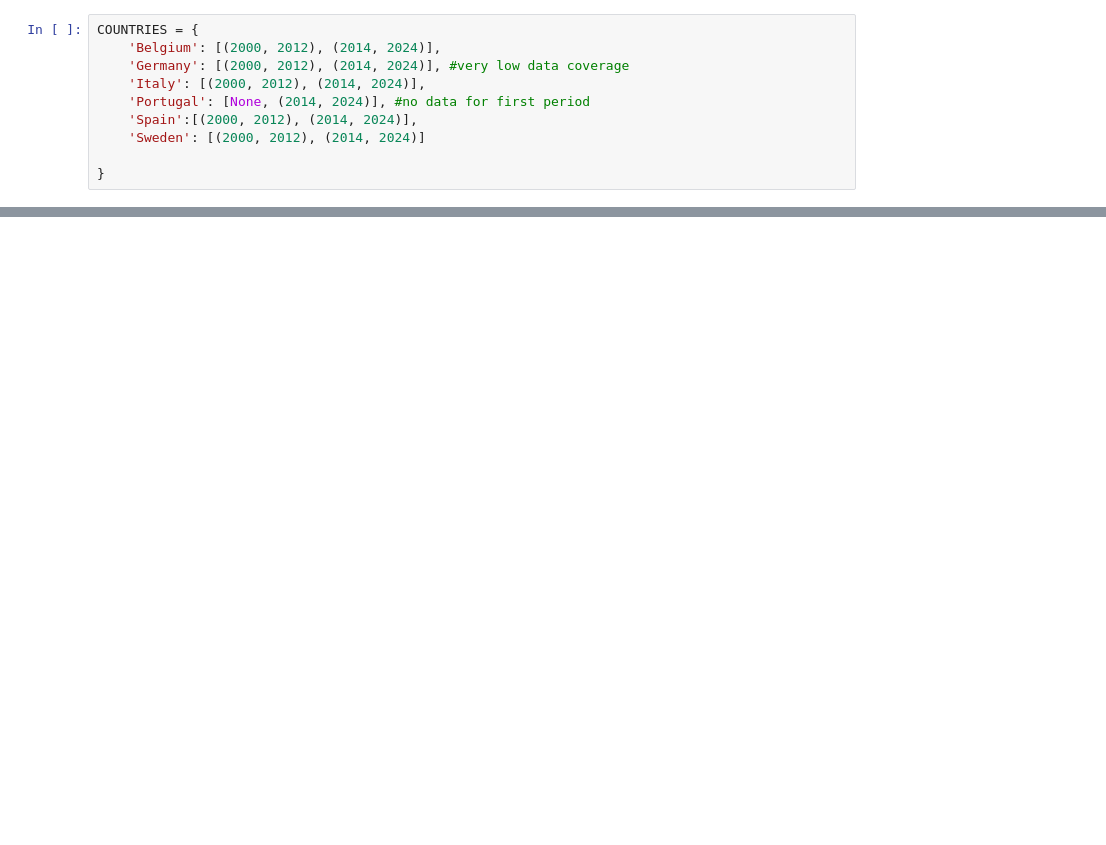
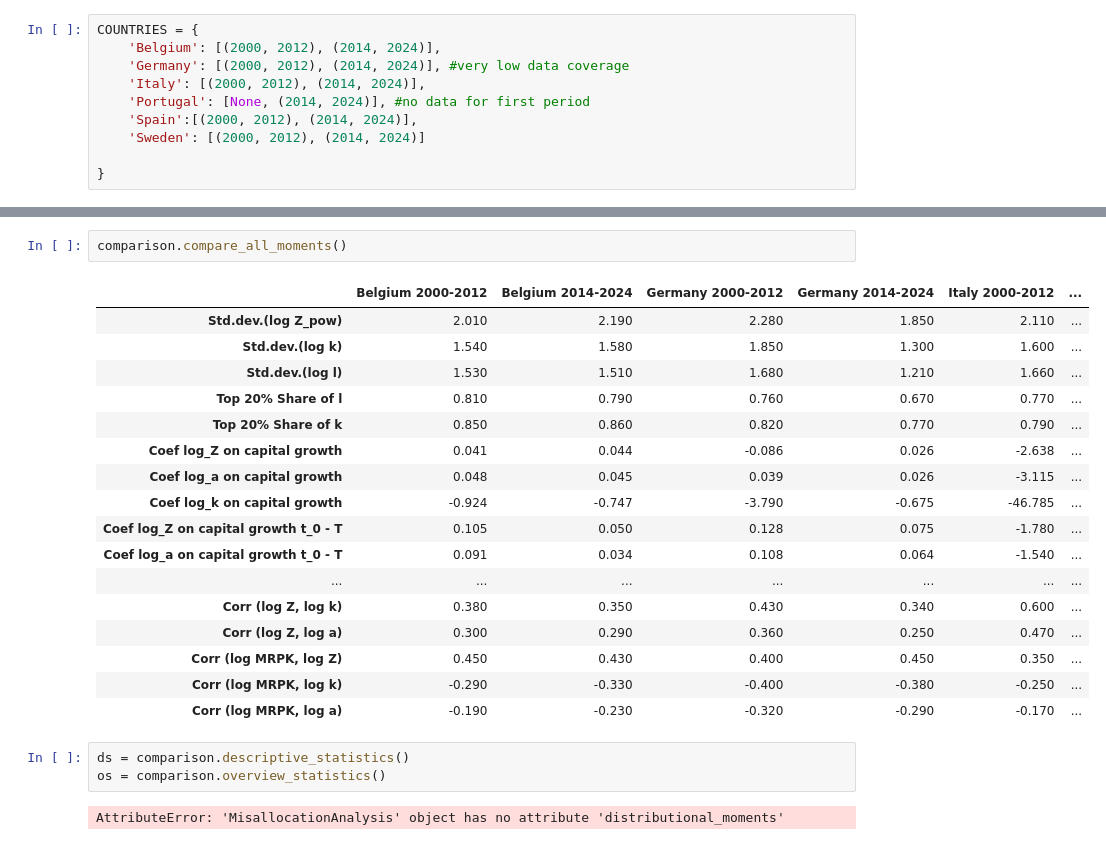
Before and after one commit to CurdinLieberherr/Master-Thesis, a Jupyter notebook: final_countries.ipynb, the cells around one changed output, grey strips where cells are left out. Saved outputs shown, nothing was run; the diff lists cells and outputs as text; blank space fills up the shorter version.

```diff
--- a/final_countries.ipynb
+++ b/final_countries.ipynb
@@ -73,0 +89,25 @@ countriesmrpkplot = first_period_comparison.plot_compare_mrpk()
+# %%
+comparison.compare_all_moments()
+# %% [output]
+|  | Belgium 2000-2012 | Belgium 2014-2024 | Germany 2000-2012 | Germany 2014-2024 | Italy 2000-2012 | ... |
+| Std.dev.(log Z_pow) | 2.010 | 2.190 | 2.280 | 1.850 | 2.110 | ... |
+| Std.dev.(log k) | 1.540 | 1.580 | 1.850 | 1.300 | 1.600 | ... |
+| Std.dev.(log l) | 1.530 | 1.510 | 1.680 | 1.210 | 1.660 | ... |
+| Top 20% Share of l | 0.810 | 0.790 | 0.760 | 0.670 | 0.770 | ... |
+| Top 20% Share of k | 0.850 | 0.860 | 0.820 | 0.770 | 0.790 | ... |
+| Coef log_Z on capital growth | 0.041 | 0.044 | -0.086 | 0.026 | -2.638 | ... |
+| Coef log_a on capital growth | 0.048 | 0.045 | 0.039 | 0.026 | -3.115 | ... |
+| Coef log_k on capital growth | -0.924 | -0.747 | -3.790 | -0.675 | -46.785 | ... |
+| Coef log_Z on capital growth t_0 - T | 0.105 | 0.050 | 0.128 | 0.075 | -1.780 | ... |
+| Coef log_a on capital growth t_0 - T | 0.091 | 0.034 | 0.108 | 0.064 | -1.540 | ... |
+| ... | ... | ... | ... | ... | ... | ... |
+| Corr (log Z, log k) | 0.380 | 0.350 | 0.430 | 0.340 | 0.600 | ... |
+| Corr (log Z, log a) | 0.300 | 0.290 | 0.360 | 0.250 | 0.470 | ... |
+| Corr (log MRPK, log Z) | 0.450 | 0.430 | 0.400 | 0.450 | 0.350 | ... |
+| Corr (log MRPK, log k) | -0.290 | -0.330 | -0.400 | -0.380 | -0.250 | ... |
+| Corr (log MRPK, log a) | -0.190 | -0.230 | -0.320 | -0.290 | -0.170 | ... |
+# %%
+ds = comparison.descriptive_statistics()
+os = comparison.overview_statistics()
+# %% [output]
+AttributeError: 'MisallocationAnalysis' object has no attribute 'distributional_moments'
```
Also changed, not shown: parts of 2 cells of this notebook, 3 other files.
